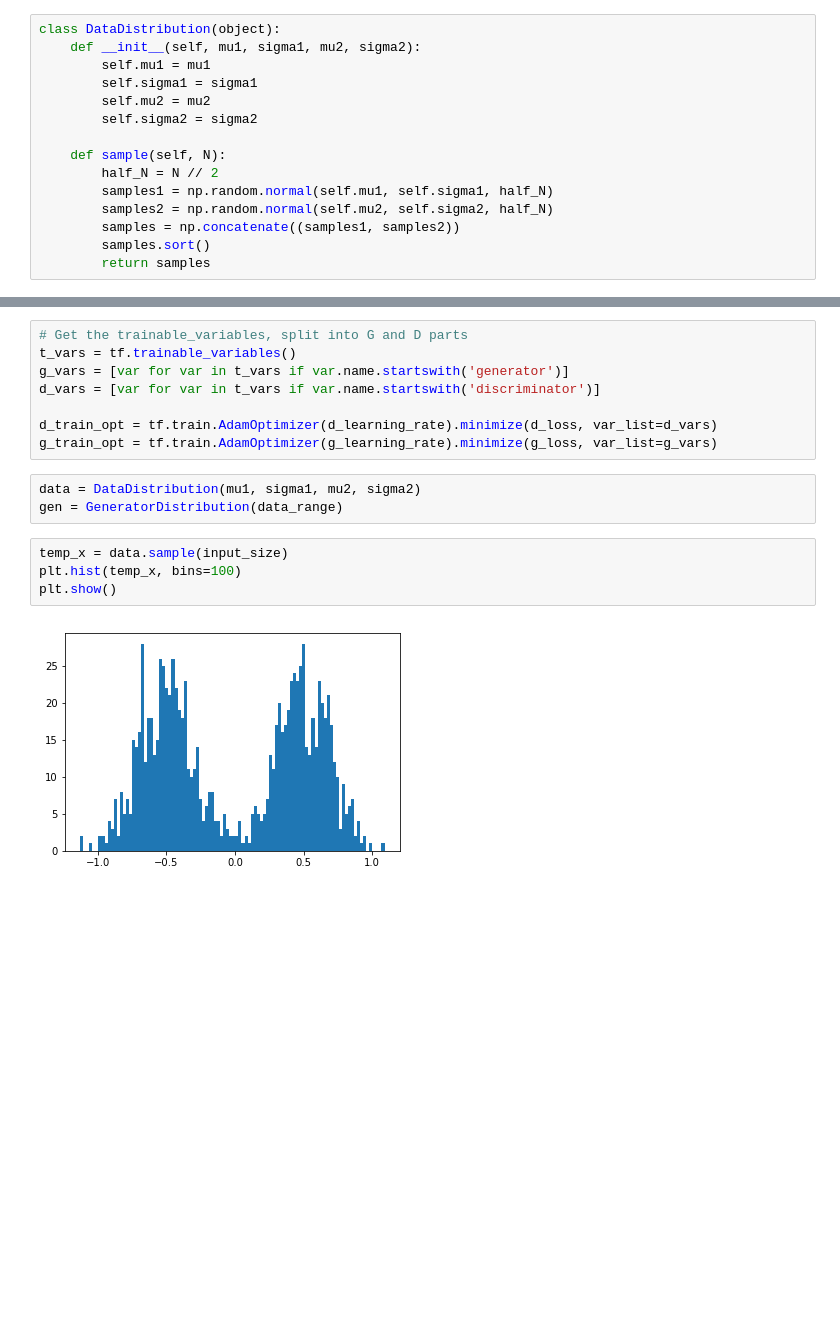
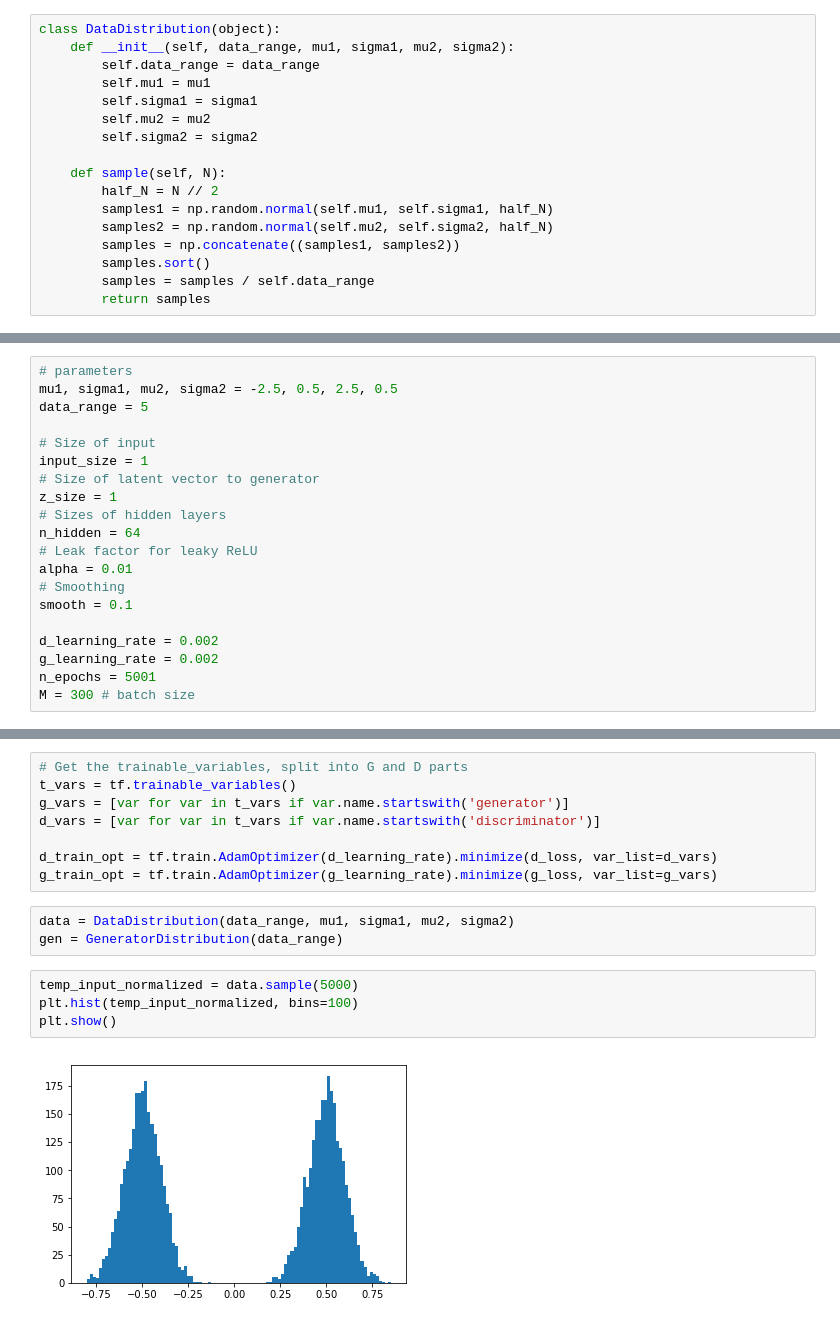
Before and after one commit to moono/moo-dl-practice, a Jupyter notebook: Work-place/GAN-1d-mixture-of-gaussian-again.ipynb, the cells around one changed output, grey strips where cells are left out. Saved outputs shown, nothing was run; the diff lists cells and outputs as text; blank space fills up the shorter version.

```diff
--- a/Work-place/GAN-1d-mixture-of-gaussian-again.ipynb
+++ b/Work-place/GAN-1d-mixture-of-gaussian-again.ipynb
@@ -28,6 +10,7 @@ M = 100 # batch size
 # %%
 class DataDistribution(object):
-    def __init__(self, mu1, sigma1, mu2, sigma2):
+    def __init__(self, data_range, mu1, sigma1, mu2, sigma2):
+        self.data_range = data_range
         self.mu1 = mu1
         self.sigma1 = sigma1
         self.mu2 = mu2
@@ -39,6 +22,7 @@ class DataDistribution(object):
         samples2 = np.random.normal(self.mu2, self.sigma2, half_N)
         samples = np.concatenate((samples1, samples2))
         samples.sort()
+        samples = samples / self.data_range
         return samples
 # %%
 class GeneratorDistribution(object):
@@ -76,5 +117,25 @@ def discriminator(x, n_hidden=32, reuse=False, alpha=0.01):
 # %% [markdown]
 # Build Net
+# %%
+# parameters
+mu1, sigma1, mu2, sigma2 = -2.5, 0.5, 2.5, 0.5
+data_range = 5
+
+# Size of input
+input_size = 1
+# Size of latent vector to generator
+z_size = 1
+# Sizes of hidden layers
+n_hidden = 64
+# Leak factor for leaky ReLU
+alpha = 0.01
+# Smoothing
+smooth = 0.1
+
+d_learning_rate = 0.002
+g_learning_rate = 0.002
+n_epochs = 5001
+M = 300 # batch size
 # %%
 tf.reset_default_graph()
 
@@ -108,11 +167,11 @@ d_vars = [var for var in t_vars if var.name.startswith('discriminator')]
 d_train_opt = tf.train.AdamOptimizer(d_learning_rate).minimize(d_loss, var_list=d_vars)
 g_train_opt = tf.train.AdamOptimizer(g_learning_rate).minimize(g_loss, var_list=g_vars)
 # %%
-data = DataDistribution(mu1, sigma1, mu2, sigma2)
+data = DataDistribution(data_range, mu1, sigma1, mu2, sigma2)
 gen = GeneratorDistribution(data_range)
 # %%
-temp_x = data.sample(input_size)
-plt.hist(temp_x, bins=100)
+temp_input_normalized = data.sample(5000)
+plt.hist(temp_input_normalized, bins=100)
 plt.show()
 # %% [output]
-[figure, old version]
+[figure, new version]
```
Also changed, not shown: parts of 17 cells of this notebook.
